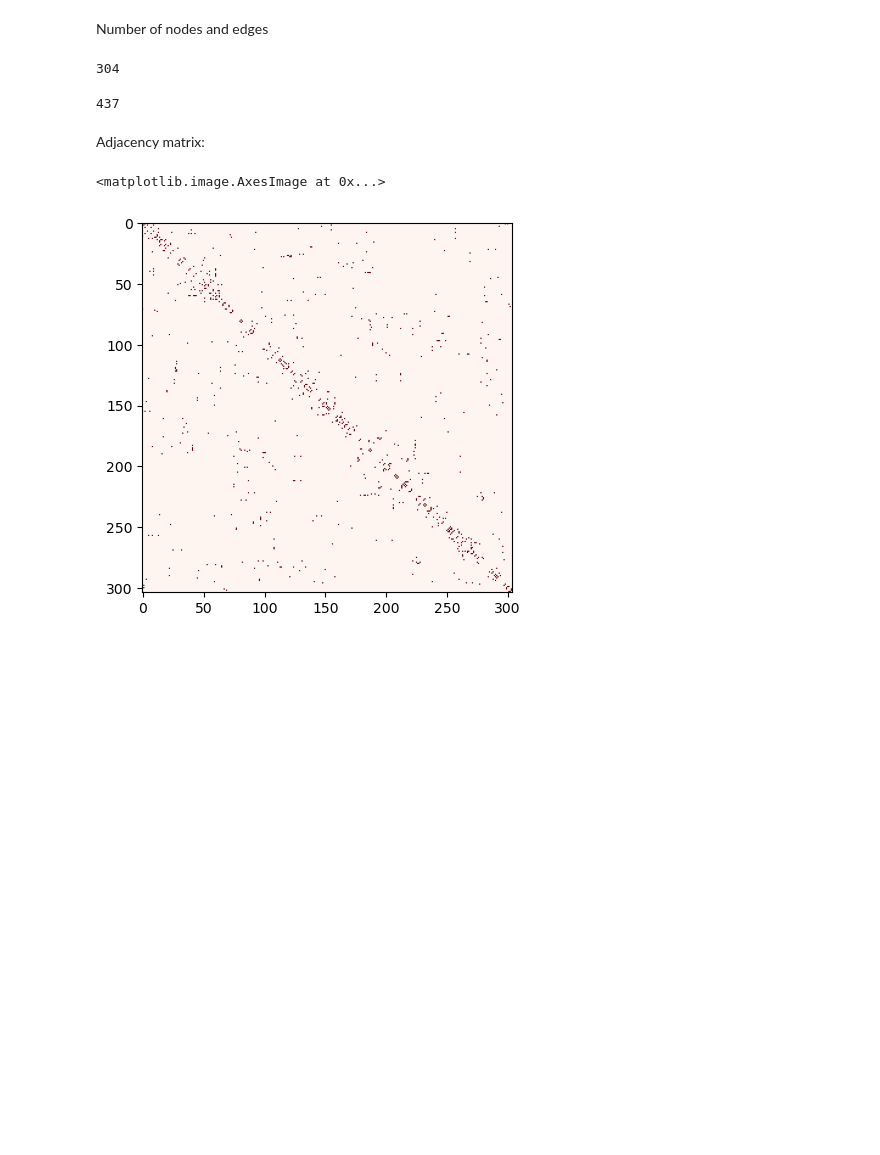
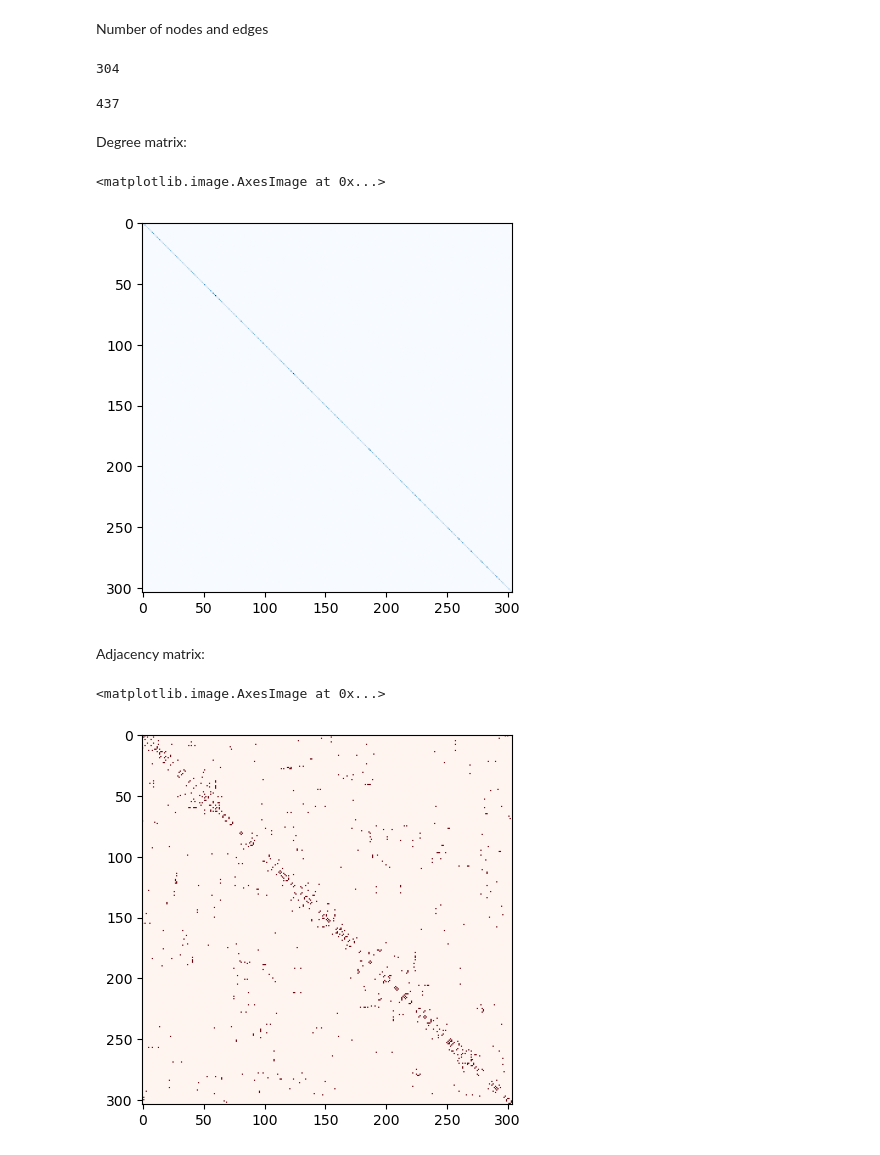
Before and after one commit to martavp/integrated-energy-grids, a Jupyter notebook: integrated-energy-grids/Problems/Problem03.04.ipynb, the cells around one changed output. Drawn from its saved outputs; the diff is of its cells as text; code cells hidden in the pictures; blank space fills up the shorter version.

```diff
--- a/integrated-energy-grids/Problems/Problem03.04.ipynb
+++ b/integrated-energy-grids/Problems/Problem03.04.ipynb
@@ -141,6 +141,16 @@ len(SK.nodes)
 len(SK.edges)
 # %% [output]
 437
+# %% [markdown]
+Degree matrix:
+# %%
+degrees=[deg for node, deg in SK.degree()]
+D = np.diag(degrees)
+# %%
+plt.imshow(D, cmap="Blues")
+# %% [output]
+<matplotlib.image.AxesImage at 0x...>
+[figure, added]
 # %% [markdown]
 Adjacency matrix:
 # %%
```
Also changed, not shown: parts of 6 cells of this notebook, 4 other files.
